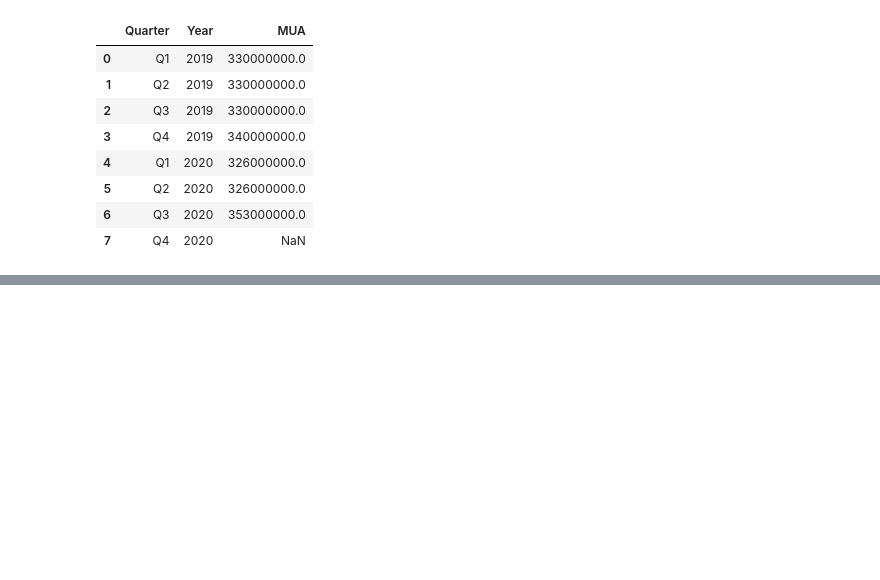
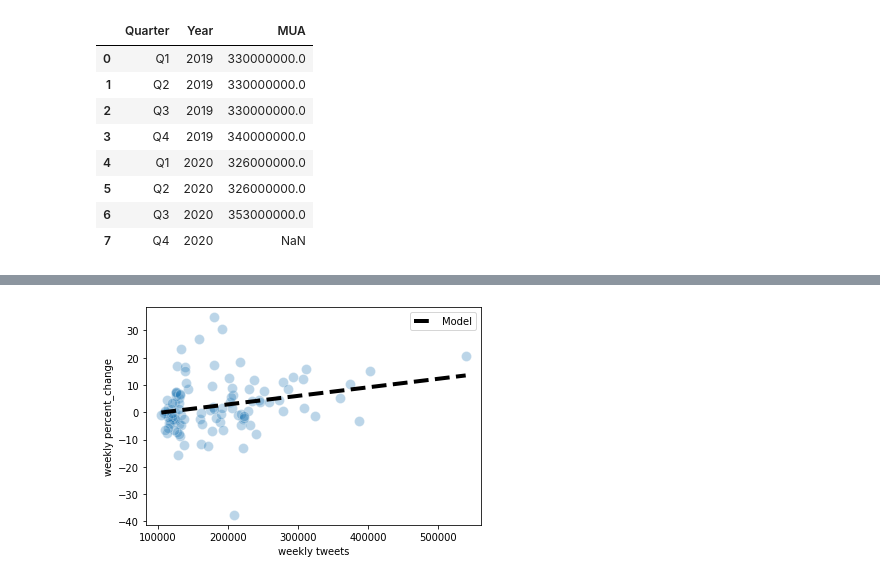
Before and after one commit to c5k1m/COGS108_Bitcoin_Data_Project, a Jupyter notebook: DataCheckpoint_group009.ipynb, the cells around one changed output, grey strips where cells are left out. Saved outputs shown, nothing was run; the diff lists cells and outputs as text; code cells hidden in the pictures; blank space fills up the shorter version.

Commit message:
added data cleaning to next checkpoint notebook

```diff
--- a/DataCheckpoint_group009.ipynb
+++ b/DataCheckpoint_group009.ipynb
@@ -255,3 +261,10 @@ twitter_monthly_users
 | 5 | Q2 | 2020 | 326000000.0 |
 | 6 | Q3 | 2020 | 353000000.0 |
 | 7 | Q4 | 2020 | NaN |
+# %%
+btc_2019_2020_weekly['p_change'] = 100 * ((btc_2019_2020_weekly['Close'] - btc_2019_2020_weekly['Open'])/(btc_2019_2020_weekly['Open']))
+btc_2019_2020_weekly
+
+btc_2019_2020_weekly['tweets'] = tweets_2019_2020_weekly['BTC - Tweets']
+btc_2019_2020_weekly['tweet_week'] = tweets_2019_2020_weekly['DateTimeGroup']  # sanity check making sure correct weeks ae being added
+btc_2019_2020_weekly
@@ -257,0 +308,13 @@ twitter_monthly_users
+# %%
+sns.scatterplot(x='tweets', y='p_change', data=btc_2019_2020_weekly, alpha=0.3, s=100)
+
+# Generate and plot the model fit line
+xs = np.arange(btc_2019_2020_weekly['tweets'].min(), btc_2019_2020_weekly['tweets'].max())
+ys = 0.00003127* xs - 3.3679
+plt.plot(xs, ys, '--k', linewidth=4, label='Model')
+
+plt.xlabel('weekly tweets')
+plt.ylabel('weekly percent_change')
+plt.legend()
+# %% [output]
+[figure, added]
```
Also changed, not shown: parts of 5 cells of this notebook.
